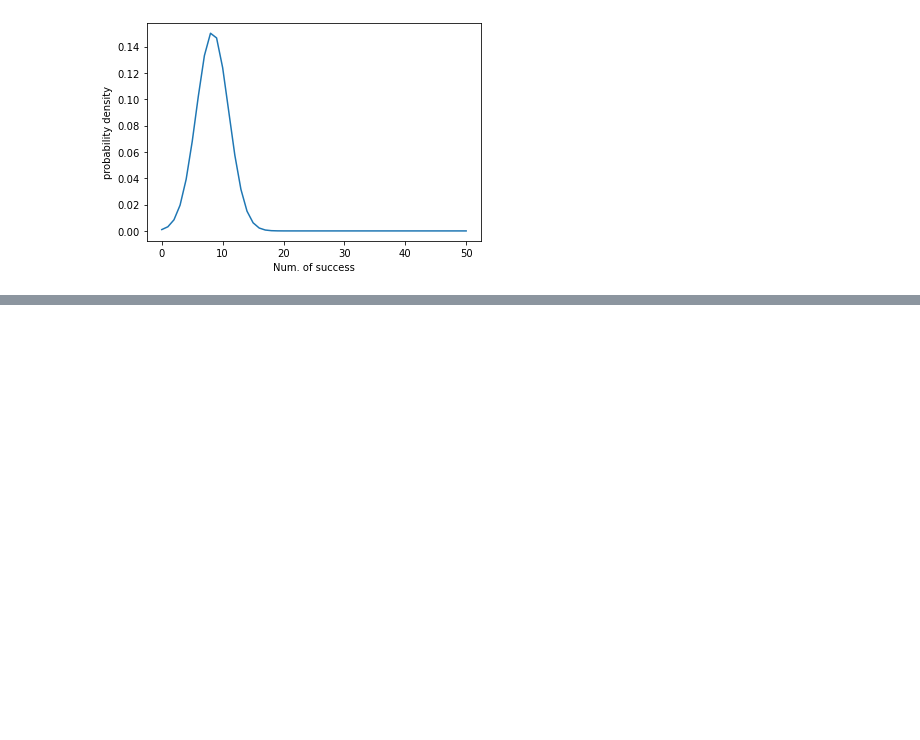
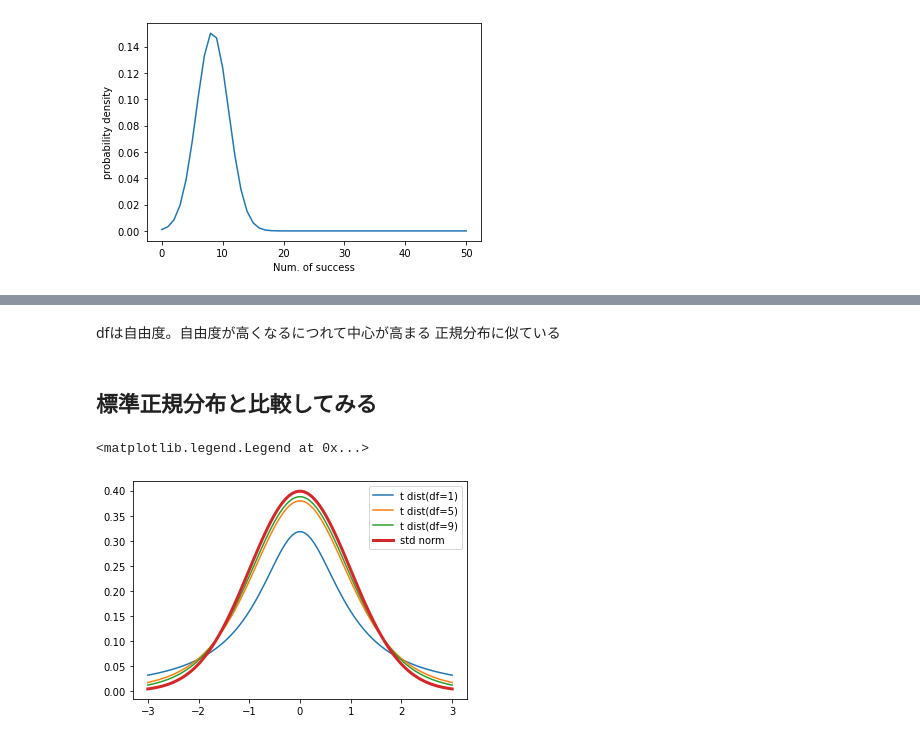
Before and after one commit to ayakamori0702/my_study, a Jupyter notebook: math.ipynb, the cells around one changed output, grey strips where cells are left out. Cells and saved outputs as stored; diff of their text form; code cells hidden in the pictures; blank space fills up the shorter version.

```diff
--- a/math.ipynb
+++ b/math.ipynb
@@ -376,0 +452,16 @@ Text(0, 0.5, 'probability density')
+# %% [markdown]
+dfは自由度。自由度が高くなるにつれて中心が高まる
+正規分布に似ている
+# %% [markdown]
+## 標準正規分布と比較してみる
+# %%
+x = np.linspace(-3, 3, 100)
+z = stats.norm.pdf(x, loc=0, scale=1)
+for df in range(1, 10, 4):
+    t = stats.t.pdf(x, df)
+    plt.plot(x, t, label=f"t dist(df={df})")
+plt.plot(x, z, label='std norm', linewidth=3)
+plt.legend()
+# %% [output]
+<matplotlib.legend.Legend at 0x...>
+[figure, added]
```
Also changed, not shown: parts of 25 cells of this notebook, 2 other files.
